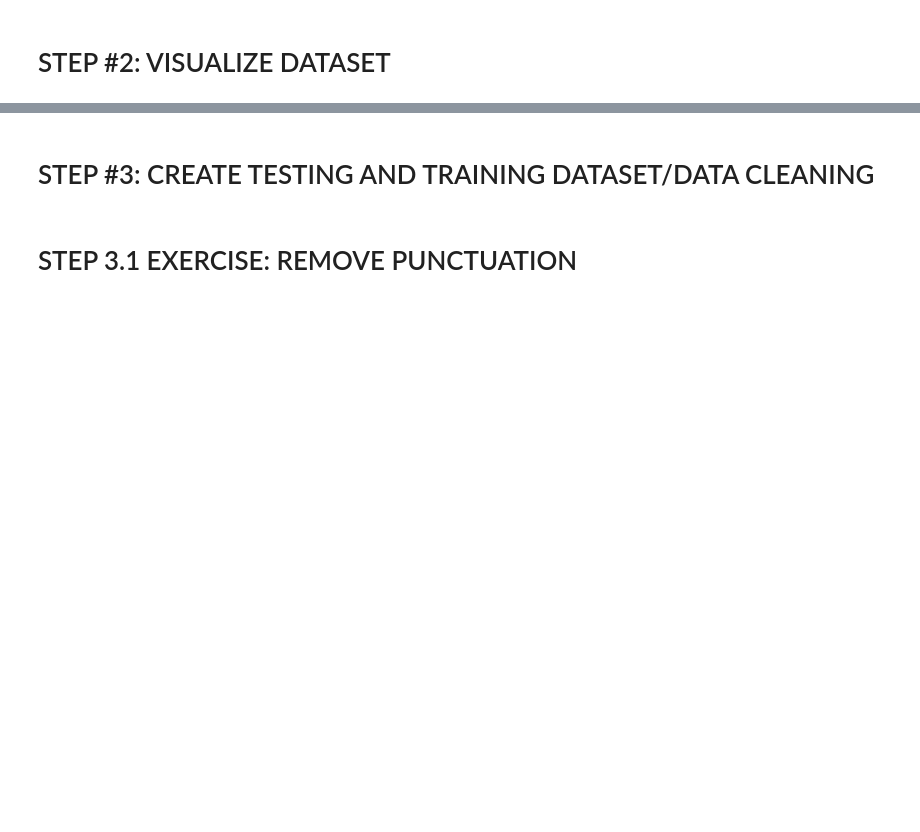
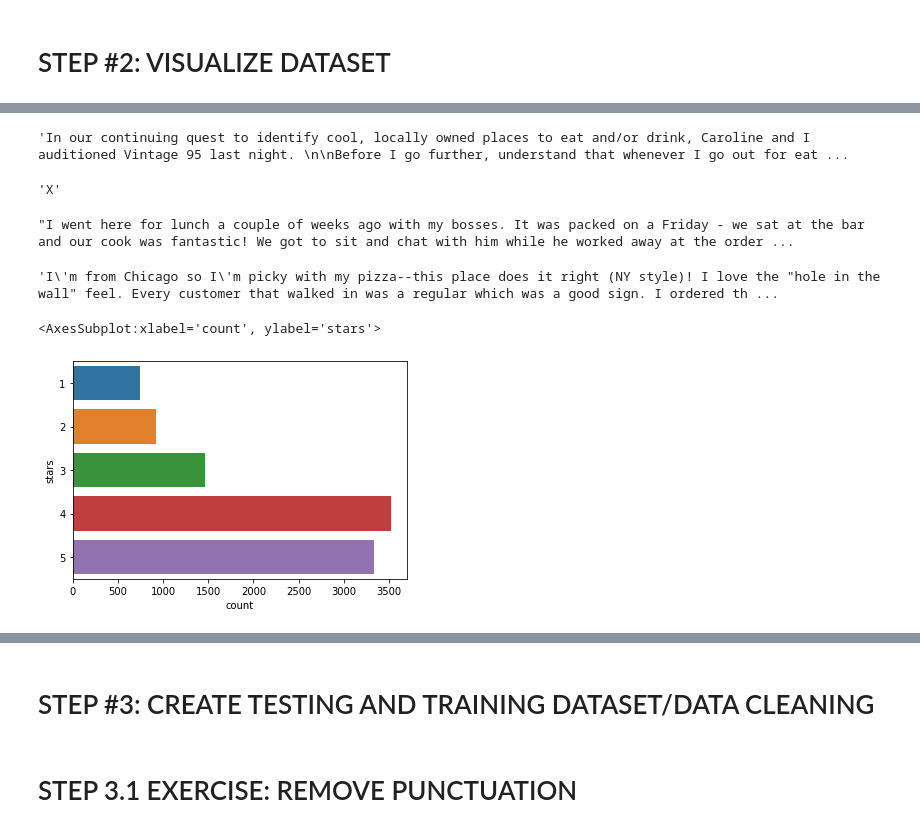
Before and after one commit to jainharsh21/Review-Classifier, a Jupyter notebook: review_classifier.ipynb, the cells around one changed output, grey strips where cells are left out. Cells and saved outputs as stored; diff of their text form; code cells hidden in the pictures; blank space fills up the shorter version.

```diff
--- a/review_classifier.ipynb
+++ b/review_classifier.ipynb
@@ -32,0 +115,21 @@ yelp_df.info()
+# %%
+yelp_df[ yelp_df['length'] == 4997 ]['text'].iloc[0]
+# %% [output]
+'In our continuing quest to identify cool, locally owned places to eat and/or drink, Caroline and I auditioned Vintage 95 last night. \n\nBefore I go further, understand that whenever I go out for eat ...
+# %%
+yelp_df[ yelp_df['length'] == 1 ]['text'].iloc[0]
+# %% [output]
+'X'
+# %%
+yelp_df[ yelp_df['length'] == 710 ]['text'].iloc[0]
+# %% [output]
+"I went here for lunch a couple of weeks ago with my bosses. It was packed on a Friday - we sat at the bar and our cook was fantastic! We got to sit and chat with him while he worked away at the order ...
+# %%
+yelp_df[ yelp_df['length'] == 711 ]['text'].iloc[0]
+# %% [output]
+'I\'m from Chicago so I\'m picky with my pizza--this place does it right (NY style)! I love the "hole in the wall" feel. Every customer that walked in was a regular which was a good sign. I ordered th ...
+# %%
+sns.countplot(y='stars',data=yelp_df)
+# %% [output]
+<AxesSubplot:xlabel='count', ylabel='stars'>
+[figure, added]
```
Also changed, not shown: parts of 20 cells of this notebook.
